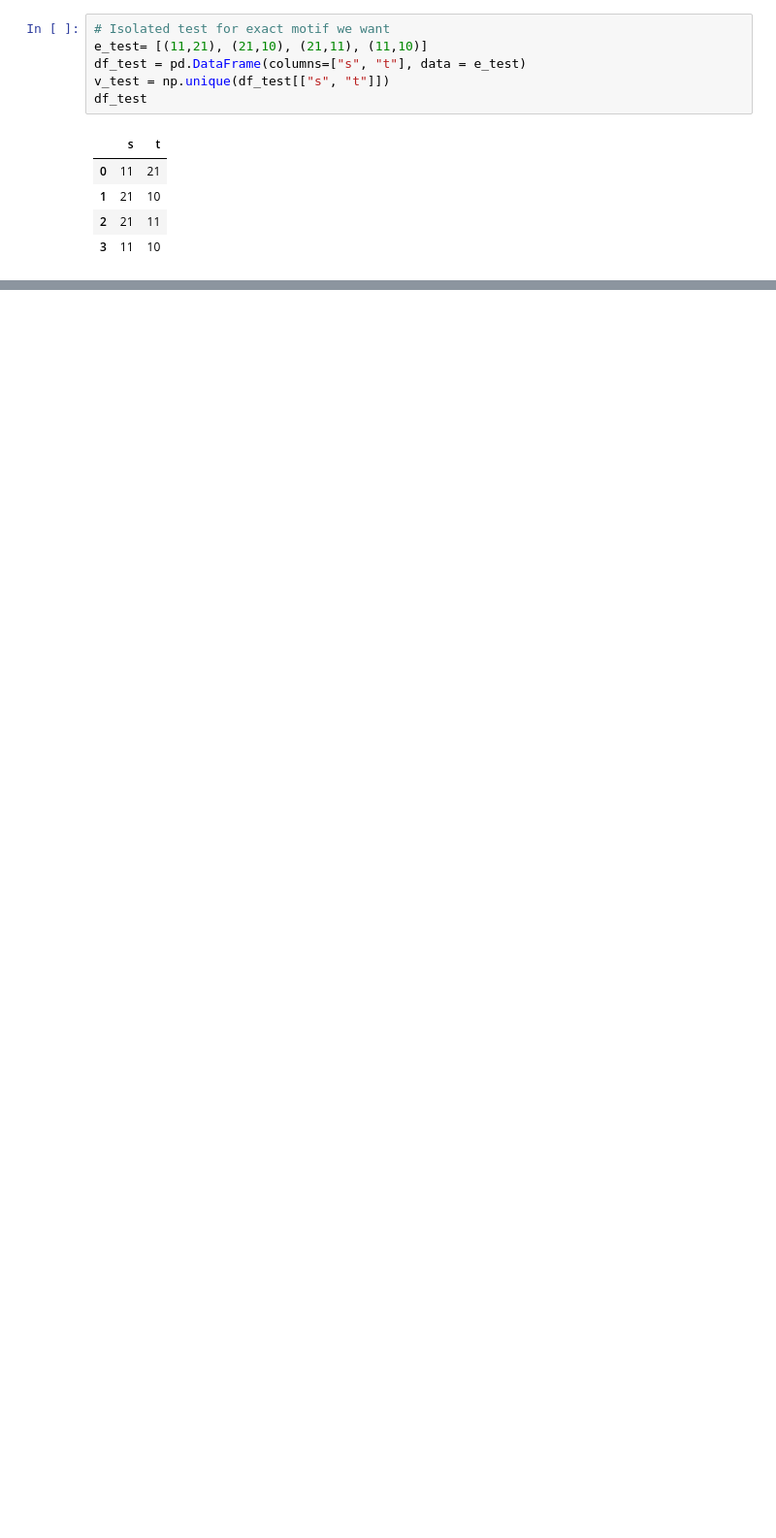
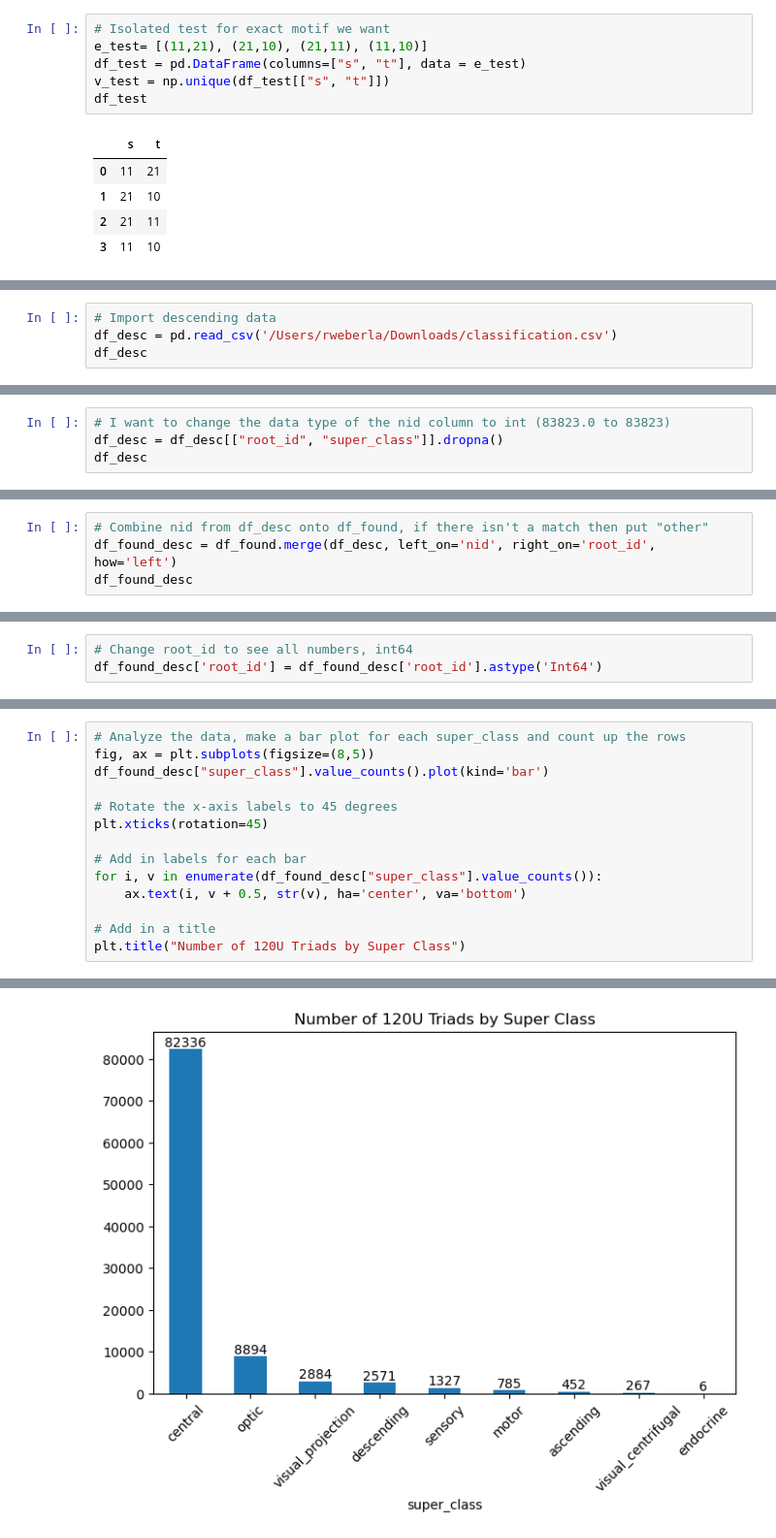
Before and after one commit to Gutierrez-lab/flybrain-clustering-rhessa, a Jupyter notebook: inhibitory_analysis/wholeNet_motifs.ipynb, the cells around one changed output, grey strips where cells are left out. Shown at 97% size. Saved outputs shown, nothing was run; the diff lists cells and outputs as text; blank space fills up the shorter version.

```diff
--- a/inhibitory_analysis/wholeNet_motifs.ipynb
+++ b/inhibitory_analysis/wholeNet_motifs.ipynb
@@ -148,0 +187,4 @@ traids['']
+# %%
+# Import descending data
+df_desc = pd.read_csv('/Users/rweberla/Downloads/classification.csv')
+df_desc
@@ -148,0 +221,4 @@ traids['']
+# %%
+# I want to change the data type of the nid column to int (83823.0 to 83823)
+df_desc = df_desc[["root_id", "super_class"]].dropna()
+df_desc
@@ -148,0 +243,4 @@ traids['']
+# %%
+# Combine nid from df_desc onto df_found, if there isn't a match then put "other"
+df_found_desc = df_found.merge(df_desc, left_on='nid', right_on='root_id', how='left')
+df_found_desc
@@ -148,0 +261,3 @@ traids['']
+# %%
+# Change root_id to see all numbers, int64
+df_found_desc['root_id'] = df_found_desc['root_id'].astype('Int64')
@@ -148,0 +280,15 @@ traids['']
+# %%
+# Analyze the data, make a bar plot for each super_class and count up the rows
+fig, ax = plt.subplots(figsize=(8,5))
+df_found_desc["super_class"].value_counts().plot(kind='bar')
+
+# Rotate the x-axis labels to 45 degrees
+plt.xticks(rotation=45)
+
+# Add in labels for each bar
+for i, v in enumerate(df_found_desc["super_class"].value_counts()):
+    ax.text(i, v + 0.5, str(v), ha='center', va='bottom')
+
+# Add in a title
+plt.title("Number of 120U Triads by Super Class")
+# %% [output]
@@ -148,0 +296 @@ traids['']
+[figure, added]
```
Also changed, not shown: parts of 62 cells of this notebook, 1 other file.
